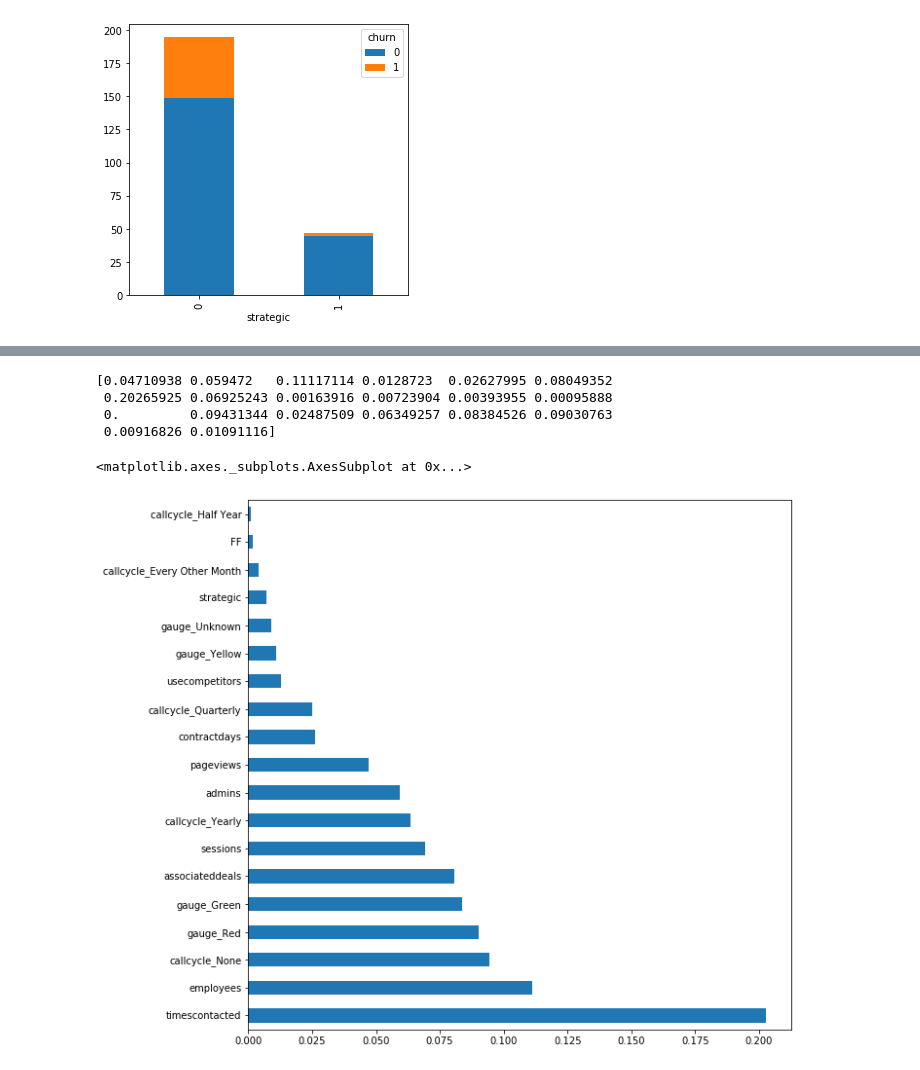
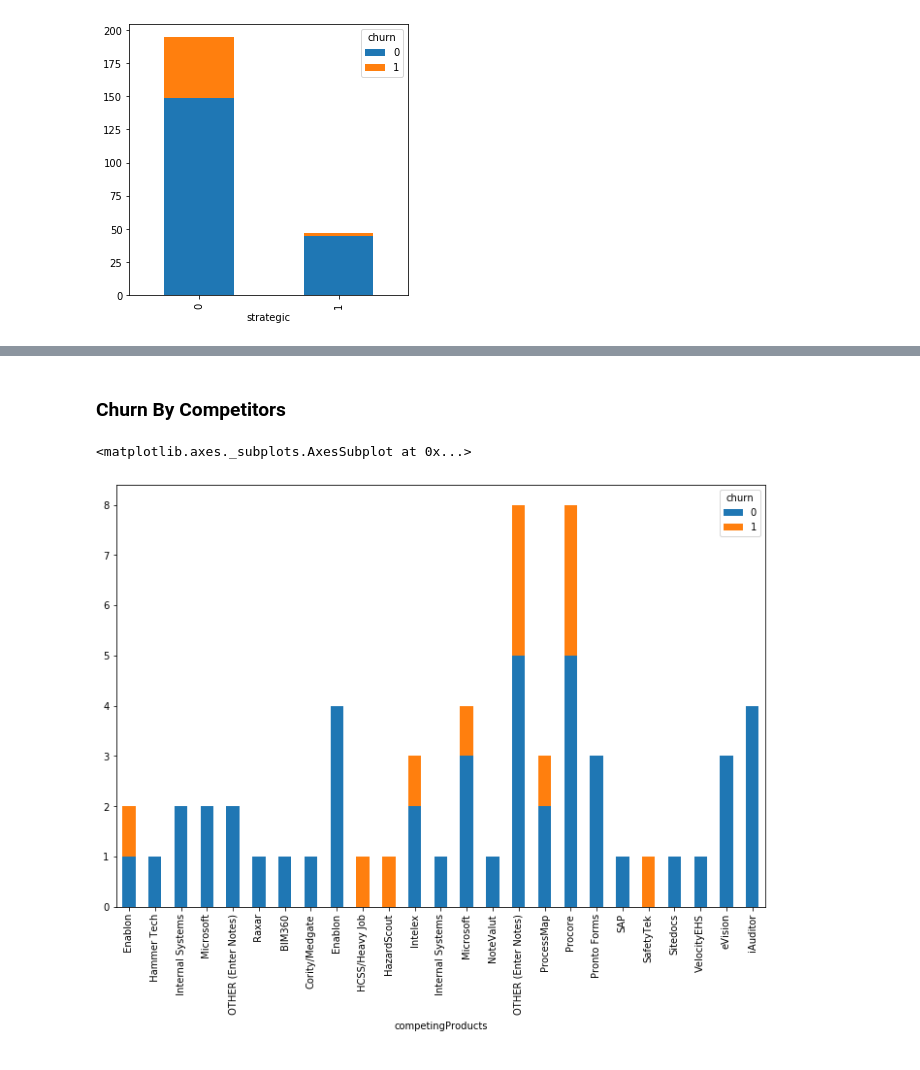
Before and after one commit to damonclifford/DSICapstone, a Jupyter notebook: customer-churn-analysis.ipynb, the cells around one changed output, grey strips where cells are left out. Cells and saved outputs as stored; diff of their text form; code cells hidden in the pictures.

```diff
--- a/customer-churn-analysis.ipynb
+++ b/customer-churn-analysis.ipynb
@@ -325,14 +118,13 @@ GradientBoostingClassifier(criterion='friedman_mse', init=None,
-# %%
-# Get Feature Importance from the classifier
-feature_importance = gbc.feature_importances_
-print (gbc.feature_importances_)
-feat_importances = pd.Series(gbc.feature_importances_, index=df.columns)
-feat_importances = feat_importances.nlargest(19)
-feat_importances.plot(kind='barh' , figsize=(10,10))
-# %% [output]
-[0.04710938 0.059472   0.11117114 0.0128723  0.02627995 0.08049352
- 0.20265925 0.06925243 0.00163916 0.00723904 0.00393955 0.00095888
- 0.         0.09431344 0.02487509 0.06349257 0.08384526 0.09030763
- 0.00916826 0.01091116]
-<matplotlib.axes._subplots.AxesSubplot at 0x...>
-[figure, removed]
+# %% [markdown]
+### Churn By Competitors
+# %%
+# Breakout Competitors
+competitors = pd.read_csv('data.csv').query("competingProducts == competingProducts")
+competitors.loc[:,('competingProducts')] = competitors.loc[:,('competingProducts')].str.split(pat=";")
+
+namesComps = competitors.explode("competingProducts")
+# %%
+namesComps.groupby(["competingProducts", "churn"]).size().unstack().plot(kind='bar', stacked=True, figsize=(12,8))
+# %% [output]
+<matplotlib.axes._subplots.AxesSubplot at 0x...>
+[figure, added]
```
Also changed, not shown: parts of 32 cells of this notebook, 6 other files.
